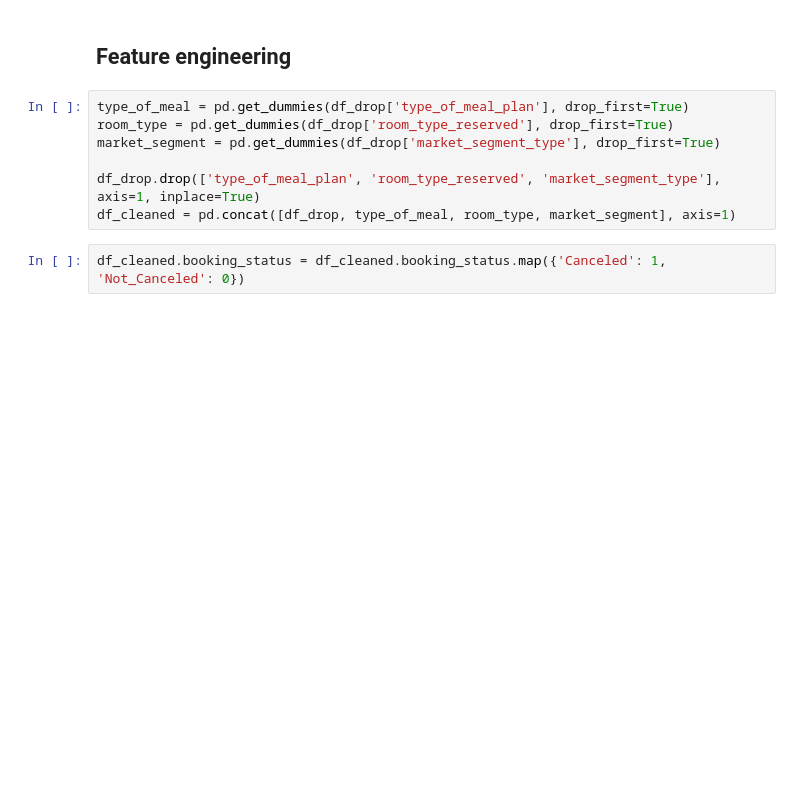
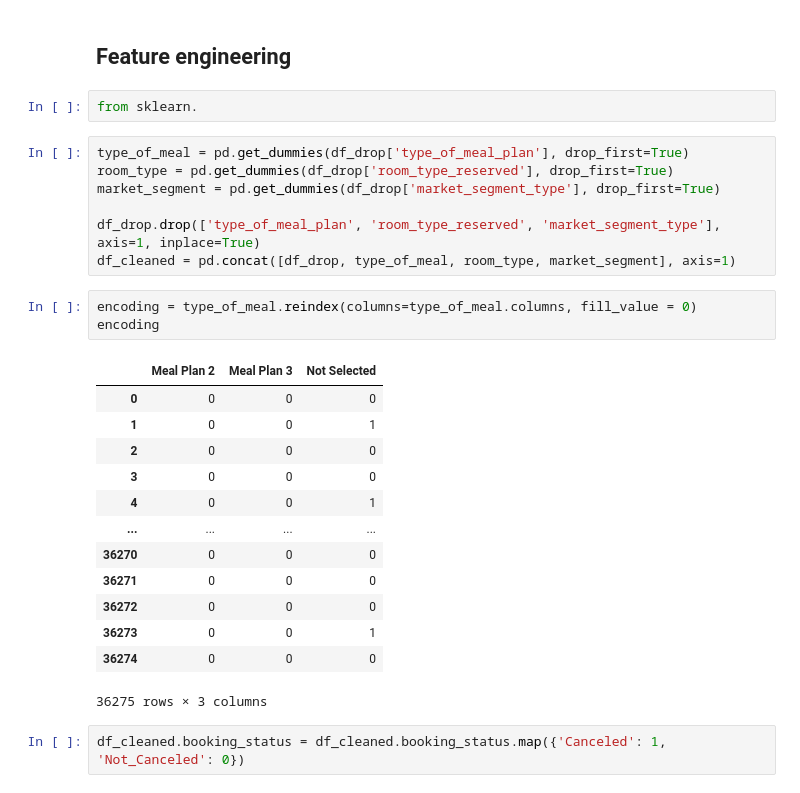
Before and after one commit to meiyun1995/simple-nn-classification, a Jupyter notebook: EDA_hotel_reservation.ipynb, the cells around one changed output. Drawn from its saved outputs; the diff is of its cells as text; blank space fills up the shorter version.

```diff
--- a/EDA_hotel_reservation.ipynb
+++ b/EDA_hotel_reservation.ipynb
@@ -112,6 +123,8 @@ df_drop
 36275 rows × 16 columns
 # %% [markdown]
 ## Feature engineering
+# %%
+from sklearn.
 # %%
 type_of_meal = pd.get_dummies(df_drop['type_of_meal_plan'], drop_first=True)
 room_type = pd.get_dummies(df_drop['room_type_reserved'], drop_first=True)
@@ -119,6 +132,23 @@ market_segment = pd.get_dummies(df_drop['market_segment_type'], drop_first=True)
 
 df_drop.drop(['type_of_meal_plan', 'room_type_reserved', 'market_segment_type'], axis=1, inplace=True)
 df_cleaned = pd.concat([df_drop, type_of_meal, room_type, market_segment], axis=1)
+# %%
+encoding = type_of_meal.reindex(columns=type_of_meal.columns, fill_value = 0)
+encoding
+# %% [output]
+|  | Meal Plan 2 | Meal Plan 3 | Not Selected |
+| 0 | 0 | 0 | 0 |
+| 1 | 0 | 0 | 1 |
+| 2 | 0 | 0 | 0 |
+| 3 | 0 | 0 | 0 |
+| 4 | 0 | 0 | 1 |
+| ... | ... | ... | ... |
+| 36270 | 0 | 0 | 0 |
+| 36271 | 0 | 0 | 0 |
+| 36272 | 0 | 0 | 0 |
+| 36273 | 0 | 0 | 1 |
+| 36274 | 0 | 0 | 0 |
+36275 rows × 3 columns
 # %%
 df_cleaned.booking_status = df_cleaned.booking_status.map({'Canceled': 1, 'Not_Canceled': 0})
 # %%
```
Also changed, not shown: parts of 3 cells of this notebook, 5 other files.
